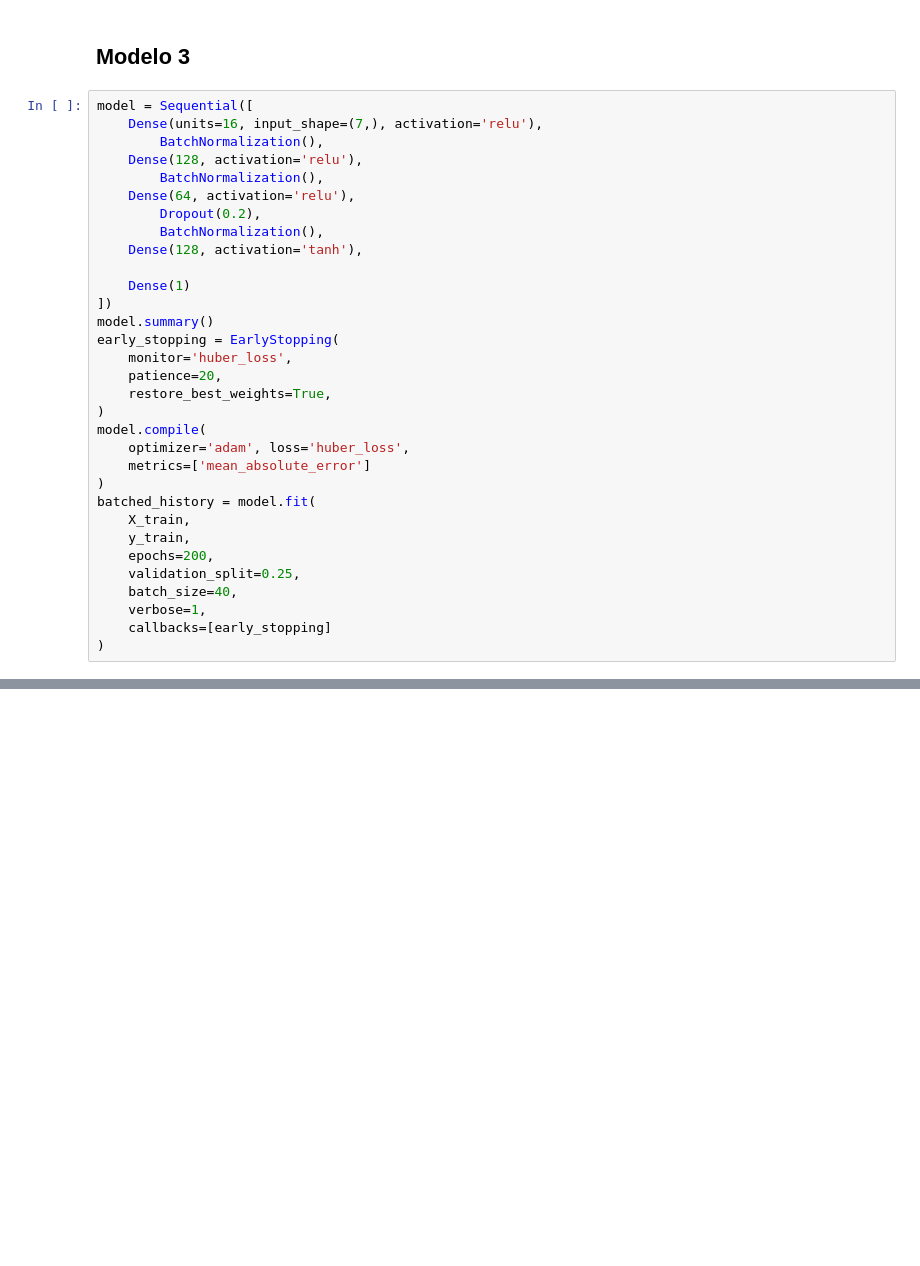
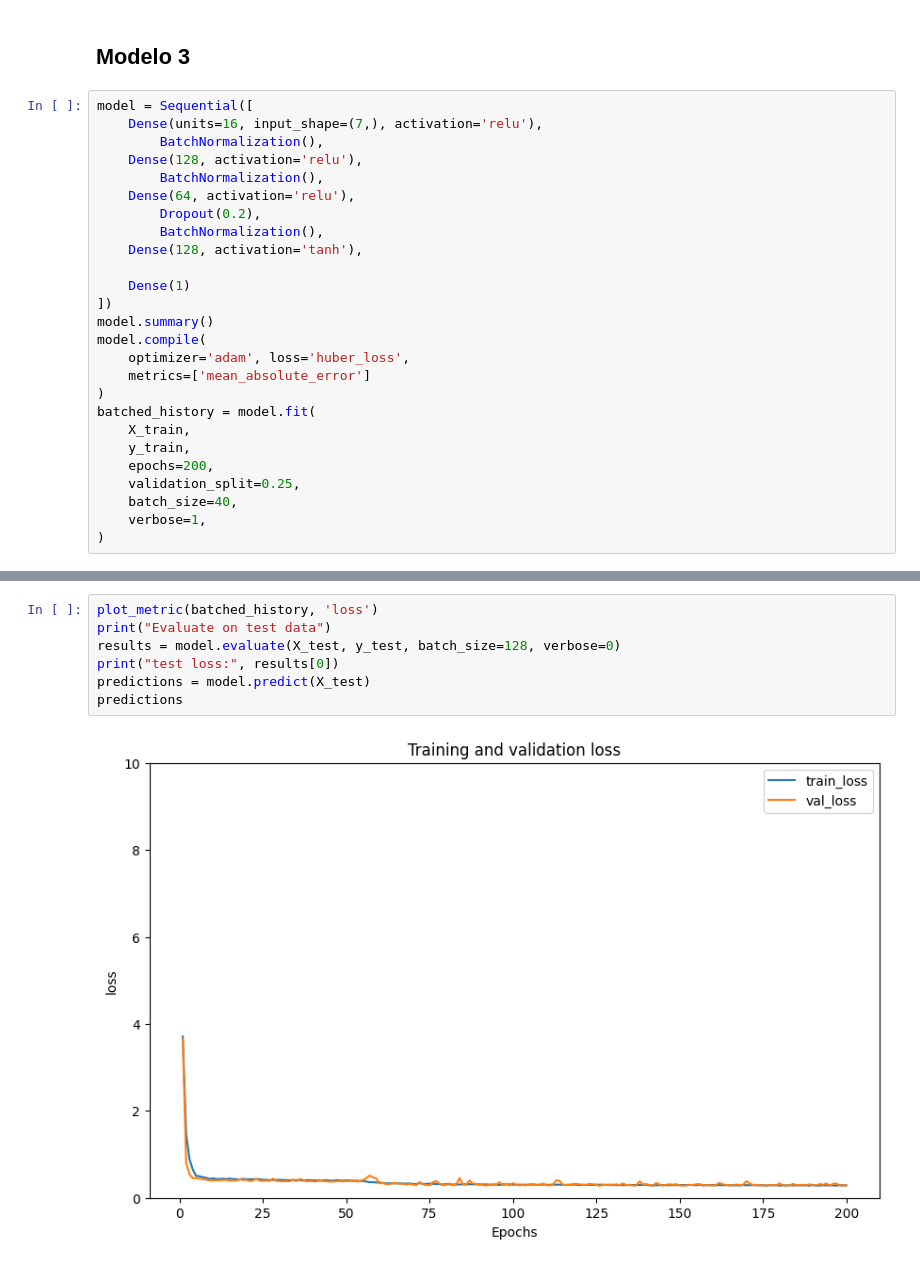
Before and after one commit to guillermoSb/uvg_deep_learning_lab_02, a Jupyter notebook: Neural Networks.ipynb, the cells around one changed output, grey strips where cells are left out. Saved outputs shown, nothing was run; the diff lists cells and outputs as text; blank space fills up the shorter version.

```diff
--- a/Neural Networks.ipynb
+++ b/Neural Networks.ipynb
@@ -211,11 +238,6 @@ model = Sequential([
     Dense(1)
 ])
 model.summary()
-early_stopping = EarlyStopping(
-    monitor='huber_loss',
-    patience=20,
-    restore_best_weights=True,
-)
 model.compile(
     optimizer='adam', loss='huber_loss',
     metrics=['mean_absolute_error']
@@ -227,6 +249,5 @@ batched_history = model.fit(
     validation_split=0.25,
     batch_size=40,
     verbose=1,
-    callbacks=[early_stopping]
 )
 # %% [output]
@@ -253,0 +273,9 @@ plot_metric(batched_history, 'loss')
+# %%
+plot_metric(batched_history, 'loss')
+print("Evaluate on test data")
+results = model.evaluate(X_test, y_test, batch_size=128, verbose=0)
+print("test loss:", results[0])
+predictions = model.predict(X_test)
+predictions
+# %% [output]
+[figure, added]
```
Also changed, not shown: parts of 12 cells of this notebook, 4 other files.
